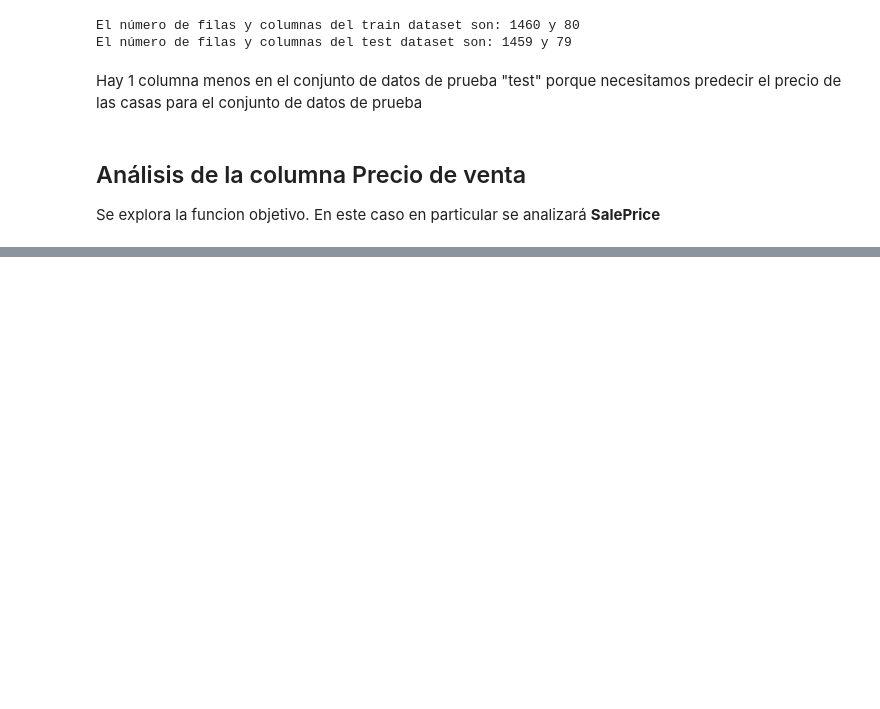
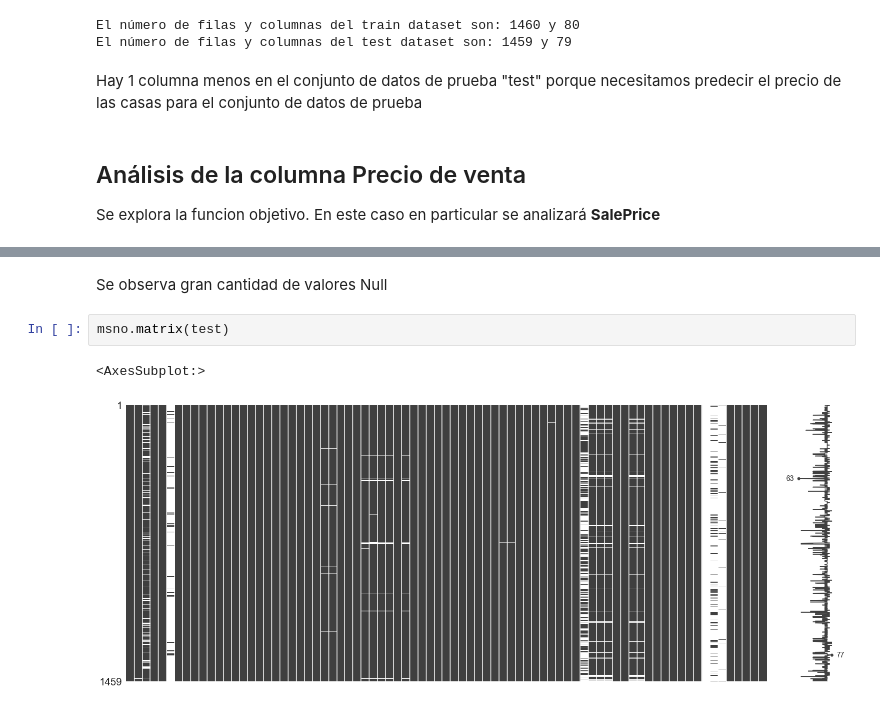
Before and after one commit to lugeminai/Hackathon, a Jupyter notebook: eda.ipynb, the cells around one changed output, grey strips where cells are left out. Drawn from its saved outputs; the diff is of its cells as text; blank space fills up the shorter version.

```diff
--- a/eda.ipynb
+++ b/eda.ipynb
@@ -88,0 +113,7 @@ three_chart_plot(df, 'SalePrice')
+# %% [markdown]
+Se observa gran cantidad de valores Null
+# %%
+msno.matrix(test)
+# %% [output]
+<AxesSubplot:>
+[figure, added]
```
Also changed, not shown: parts of 19 cells of this notebook.
